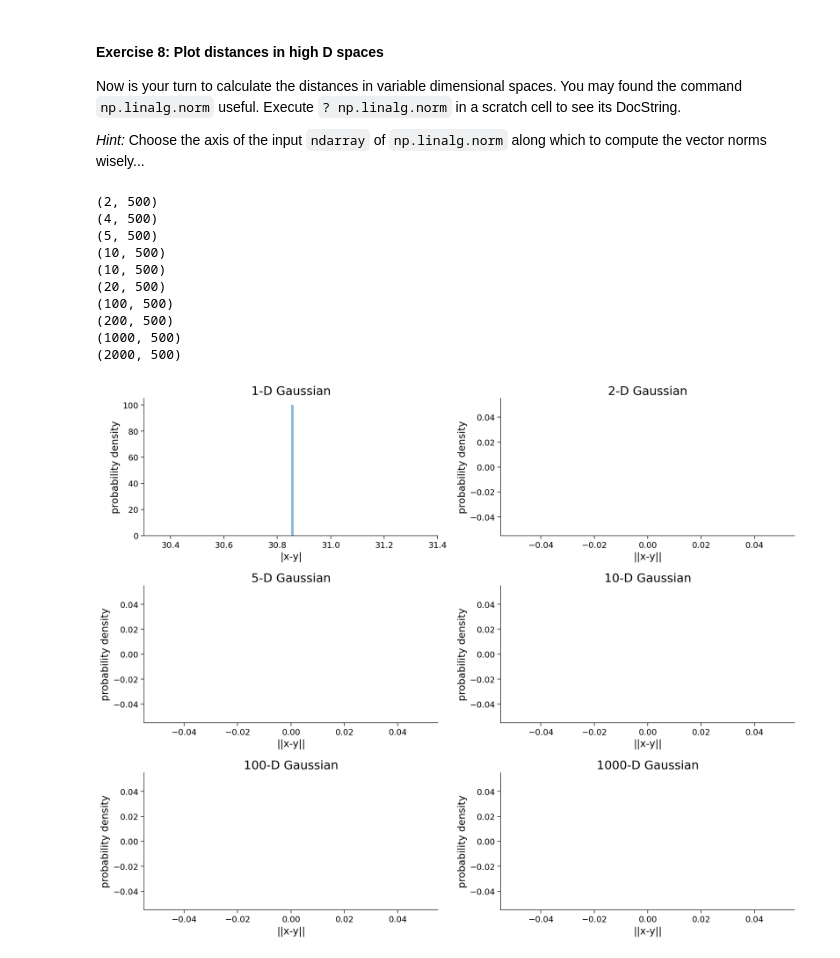
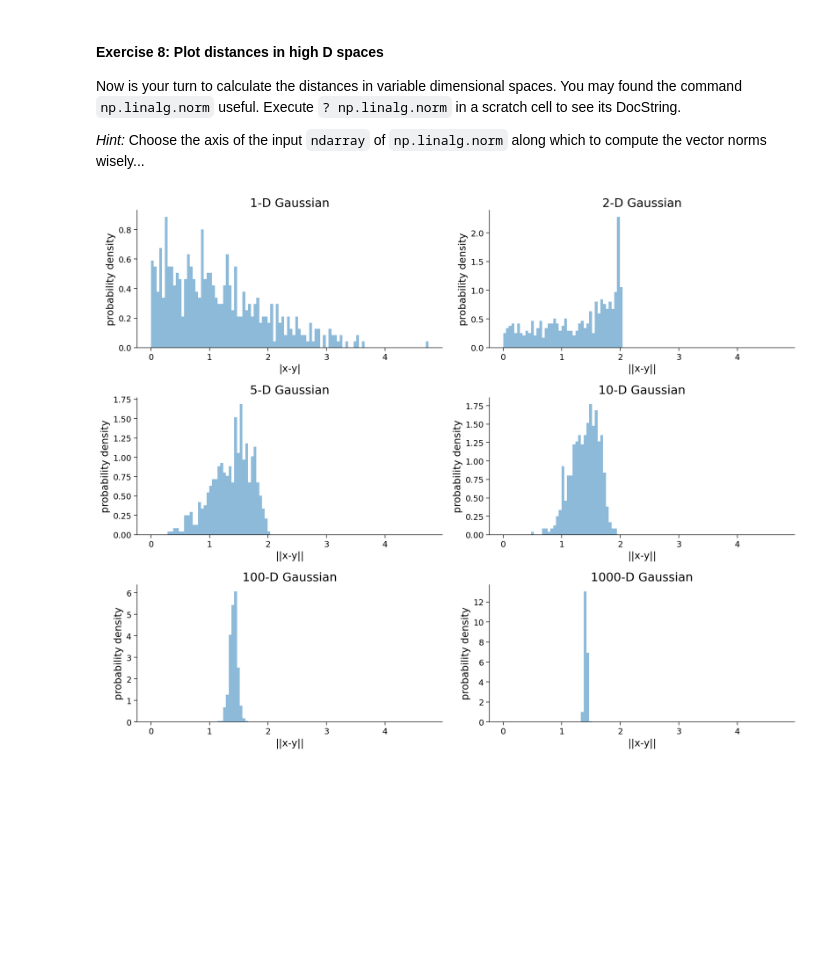
Before and after one commit to miltondp/k99_courses, a Jupyter notebook: cis_522/classes/01_24-week2/CIS_522_W2D2_Tutorial_–_Student_Version.ipynb, the cells around one changed output. Cells and saved outputs as stored; diff of their text form; code cells hidden in the pictures; blank space fills up the shorter version.

```diff
--- a/cis_522/classes/01_24-week2/CIS_522_W2D2_Tutorial_–_Student_Version.ipynb
+++ b/cis_522/classes/01_24-week2/CIS_522_W2D2_Tutorial_–_Student_Version.ipynb
@@ -2868,53 +2852,40 @@ def plot_distances(sample_size, dimensions):
             # then remove or comment the line below to test your function
             #raise NotImplementedError("Calculate the distance in D>2 spaces")
             ####################################################################
-            print(x.shape)
-            t = np.r_[x, y]
-            print(t.shape)
-            norms = np.linalg.norm(t, axis=1)
+            norms = np.linalg.norm(x - y, axis=0)
 
         elif D == 1:
             x = np.random.randn(sample_size)
             y = np.random.randn(sample_size)
             ####################################################################
             # Fill in missing code below (...),
             # then remove or comment the line below to test your function
             # raise NotImplementedError("Calculate the distance in 1D space")
             ####################################################################
             # print(x.shape)
-            norms = np.linalg.norm(np.c_[x, y])
+            norms = np.abs(x - y)
 
         if cnt == 0:
             bins = np.histogram(norms, bins=100)[1]  # get the bin edges
         plt.subplot(3, 2, cnt + 1)
         plt.hist(norms, bins=bins, density=True, alpha=0.5)
         if D == 1:
             plt.xlabel("|x-y|")
         else:
             plt.xlabel("||x-y||")
 
         plt.ylabel("probability density")
         plt.title(f"{D}-D Gaussian")
 
     plt.tight_layout()
 
 
 ## uncomment the line below to test your functionx, y
 sample_size = 500
 dimensions = [1, 2, 5, 10, 100, 1000]
 plot_distances(sample_size, dimensions)
 # %% [output]
-(2, 500)
-(4, 500)
-(5, 500)
-(10, 500)
-(10, 500)
-(20, 500)
-(100, 500)
-(200, 500)
-(1000, 500)
-(2000, 500)
-[figure, old version]
+[figure, new version]
 # %%
 # to_remove solution
 
```
Also changed, not shown: parts of 13 cells of this notebook.
